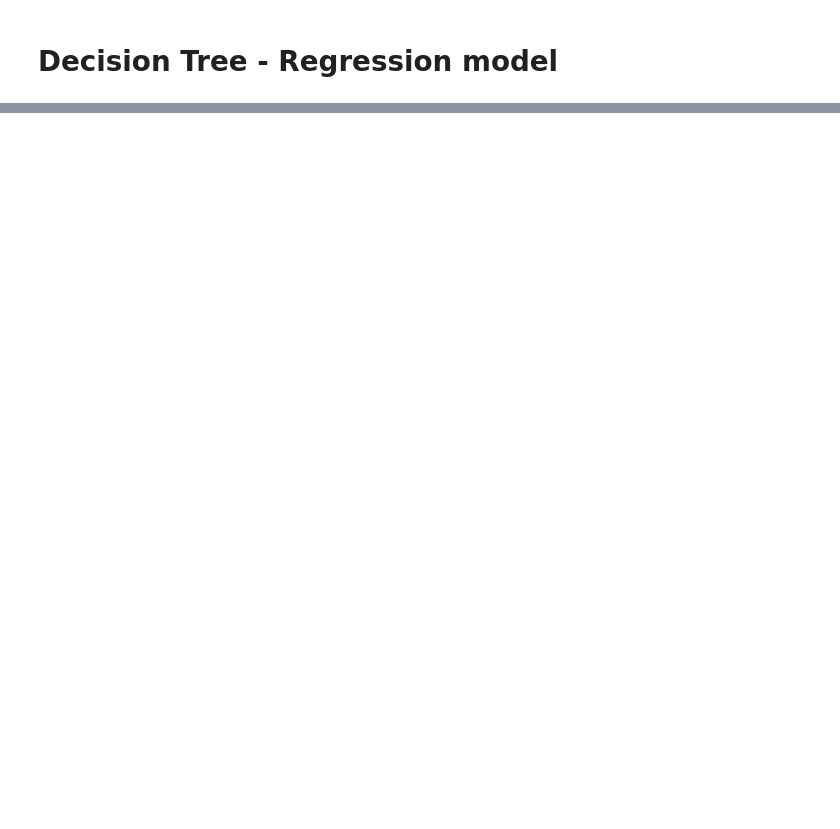
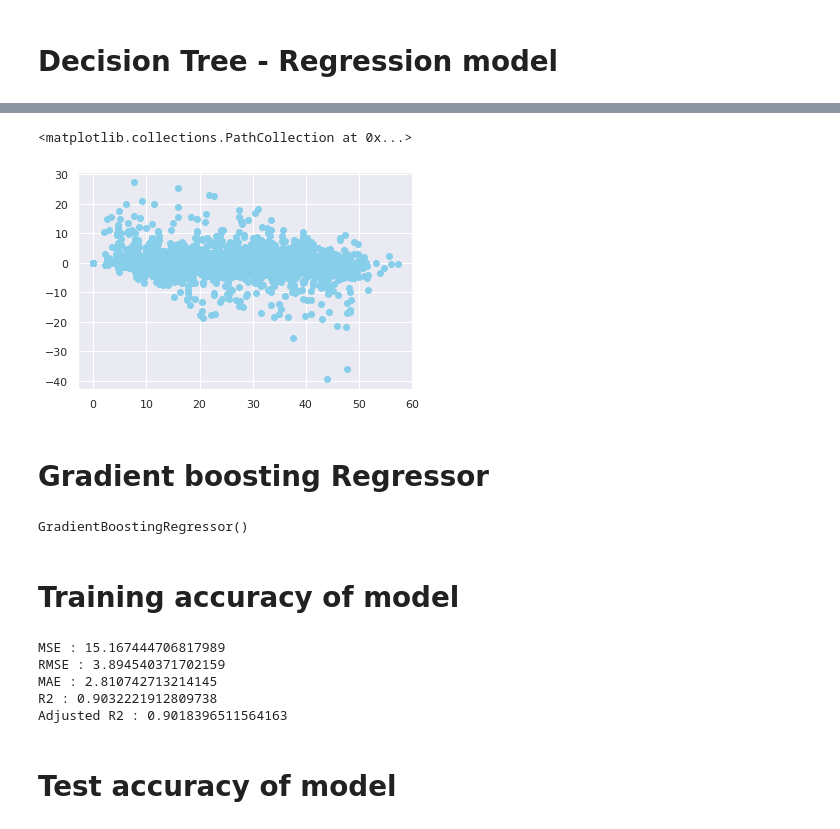
Before and after one commit to aditya8075/Bike-Sharing-Demand-Prediction---Supervised-machine-Learning-Regression, a Jupyter notebook: Bike_Sharing_Demand_Prediction_Supervised_machine_Learning.ipynb, the cells around one changed output, grey strips where cells are left out. Drawn from its saved outputs; the diff is of its cells as text; code cells hidden in the pictures; blank space fills up the shorter version.

```diff
--- a/Bike_Sharing_Demand_Prediction_Supervised_machine_Learning.ipynb
+++ b/Bike_Sharing_Demand_Prediction_Supervised_machine_Learning.ipynb
@@ -895,6 +985,0 @@ r2_score(Y_pred_test,y_test)
-# %%
-# Tunning the hyper perameters
-param = {'max_depth' : [1,4,5,6,7,10,15,20,8]}
-
-regressor_gs_cv =GridSearchCV(regressor ,param,scoring='r2',cv=5)
-regressor_gs_cv.fit(X_train,y_train)
@@ -938,3 +985,0 @@ plt.scatter((y_pred_test),(y_test)-(Y_pred_test), color='skyblue')
-# %%
-gb_model_1 = GradientBoostingRegressor()
-gb_model_1.fit(X_train,y_train)
@@ -970,0 +986,6 @@ plt.scatter((y_pred_test_g),(y_test)-(y_pred_test_g), color='black')
+# %%
+# training model
+
+from sklearn.tree import DecisionTreeRegressor
+dt = DecisionTreeRegressor(random_state=0)
+dt.fit(X_train, y_train)
@@ -970,0 +994,3 @@ plt.scatter((y_pred_test_g),(y_test)-(y_pred_test_g), color='black')
+# %%
+y_pred_train_dt =dt.predict(X_train)
+y_pred_test_dt = dt.predict(X_test)
@@ -970,0 +1071,13 @@ plt.scatter((y_pred_test_g),(y_test)-(y_pred_test_g), color='black')
+# %%
+### Heteroscadacity
+plt.scatter((y_pred_test_dt),(y_test)-(y_pred_test_dt), color='skyblue')
+# %% [output]
+<matplotlib.collections.PathCollection at 0x...>
+[figure, added]
+# %% [markdown]
+# Gradient boosting Regressor
+# %%
+xgb = GradientBoostingRegressor()
+xgb.fit(X_train,y_train)
+# %% [output]
+GradientBoostingRegressor()
@@ -970,0 +1089,35 @@ plt.scatter((y_pred_test_g),(y_test)-(y_pred_test_g), color='black')
+# %% [markdown]
+# Training accuracy of model
+# %%
+#import the packages
+from sklearn.metrics import mean_squared_error
+#calculate MSE
+MSE_lr= mean_squared_error((y_train), (y_pred_train_xgb))
+print("MSE :",MSE_lr)
+
+#calculate RMSE
+RMSE_lr=np.sqrt(MSE_lr)
+print("RMSE :",RMSE_lr)
+
+
+#calculate MAE
+MAE_lr= mean_absolute_error(y_train, y_pred_train_xgb)
+print("MAE :",MAE_lr)
+
+
+
+#import the packages
+from sklearn.metrics import r2_score
+#calculate r2 and adjusted r2
+r2_train_xgb= r2_score(y_train, y_pred_train_xgb)
+print("R2 :",r2_train_xgb)
+Adjusted_R2_lr = (1-(1-r2_score(y_train, y_pred_train_xgb))*((X_test.shape[0]-1)/(X_test.shape[0]-X_test.shape[1]-1)) )
+print("Adjusted R2 :",1-(1-r2_score(y_train, y_pred_train_xgb))*((X_test.shape[0]-1)/(X_test.shape[0]-X_test.shape[1]-1)) )
+# %% [output]
+MSE : 15.167444706817989
+RMSE : 3.894540371702159
+MAE : 2.810742713214145
+R2 : 0.9032221912809738
+Adjusted R2 : 0.9018396511564163
+# %% [markdown]
+# Test accuracy of model
```
Also changed, not shown: parts of 110 cells of this notebook.
